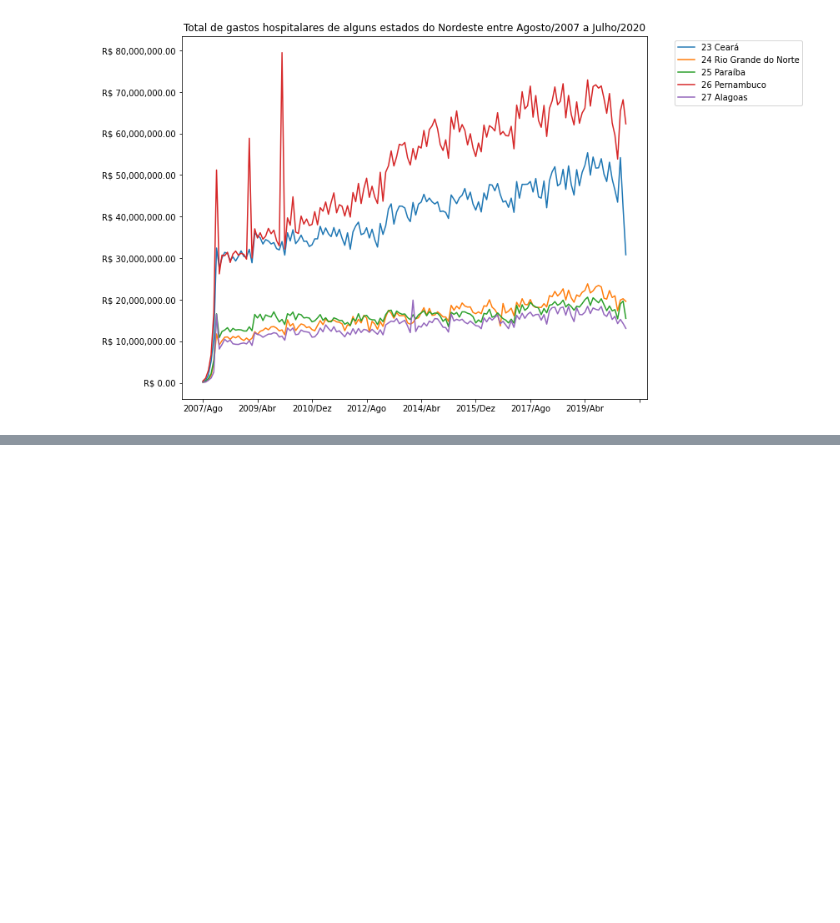
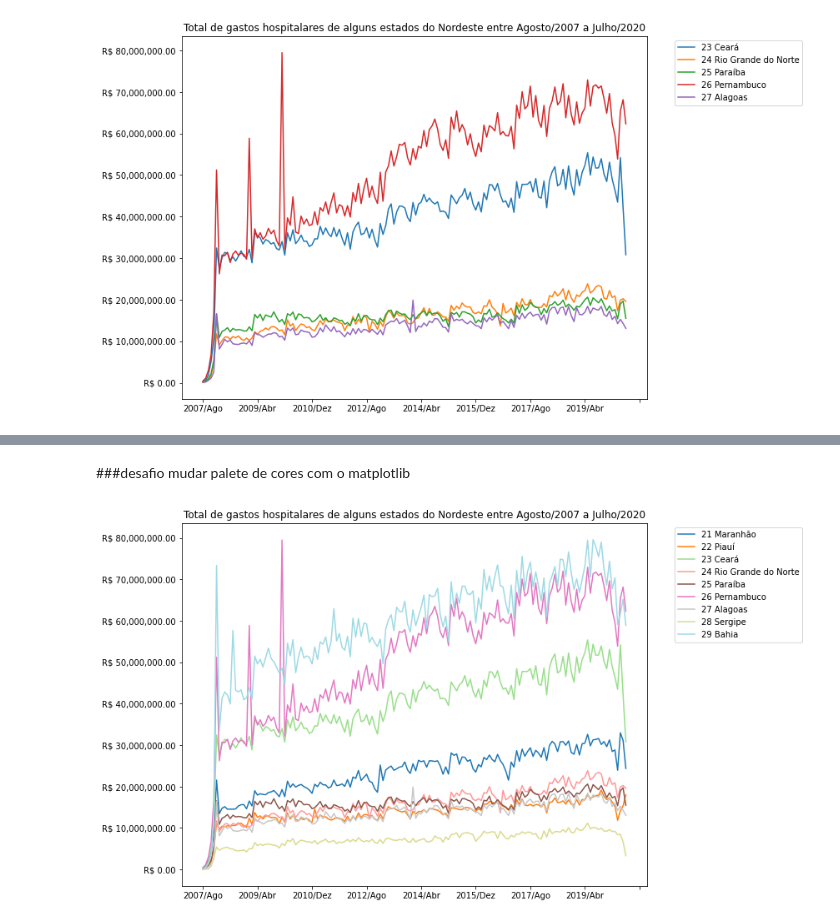
Before and after one commit to johnatanDM/bootcamp-datascience-alura, a Jupyter notebook: Módulo 1 - PYTHON E PANDAS PARA ANÁLISE DE DADOS REAIS/Bootcamp_Data_Science_Projeto_1.ipynb, the cells around one changed output, grey strips where cells are left out. Cells and saved outputs as stored; diff of their text form; code cells hidden in the pictures; blank space fills up the shorter version.

```diff
--- a/Módulo 1 - PYTHON E PANDAS PARA ANÁLISE DE DADOS REAIS/Bootcamp_Data_Science_Projeto_1.ipynb
+++ b/Módulo 1 - PYTHON E PANDAS PARA ANÁLISE DE DADOS REAIS/Bootcamp_Data_Science_Projeto_1.ipynb
@@ -256,0 +261,4 @@ plt.show()
+# %%
+regioes = {'1': 'Norte', '2': 'Nordeste', '3': 'Sudeste', '4': 'Sul', '5': 'Centro-Oeste'}
+estados = dados_usaveis.index
+dados_usaveis["Regioes"] = list(map(lambda estado: regioes[estado[0]] , estados))
@@ -256,0 +276,11 @@ plt.show()
+# %% [markdown]
+###desafio mudar palete de cores com o matplotlib
+# %%
+nordeste = dados_usaveis.query("Regioes == 'Nordeste'").loc[:, dados_usaveis.columns != 'Regioes']
+ax = nordeste.T.plot(figsize=(10,8), cmap=plt.get_cmap('tab20'))
+plt.legend(bbox_to_anchor=(1.05, 1), loc='upper left')
+ax.yaxis.set_major_formatter(ticker.StrMethodFormatter("R$ {x:,.2f}"))
+plt.title('Total de gastos hospitalares de alguns estados do Nordeste entre Agosto/2007 a Julho/2020')
+plt.show()
+# %% [output]
+[figure, added]
```
Also changed, not shown: parts of 11 cells of this notebook.
